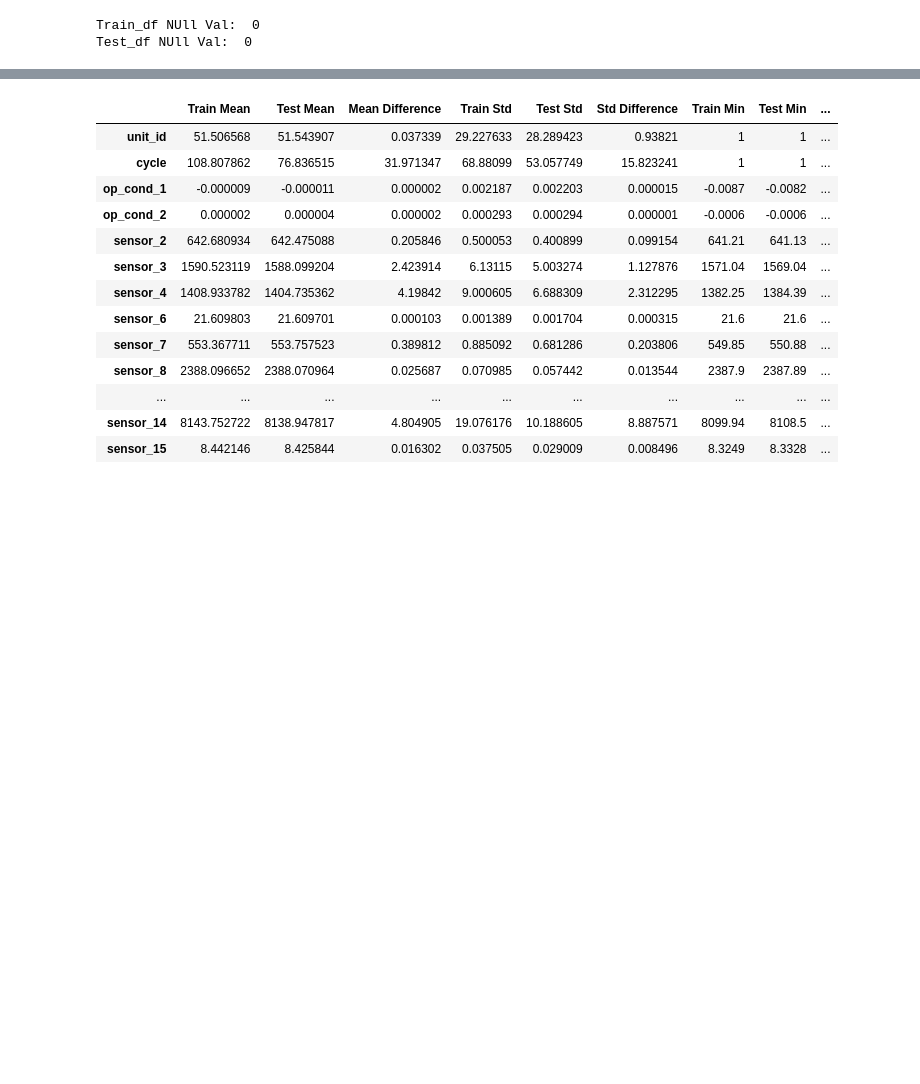
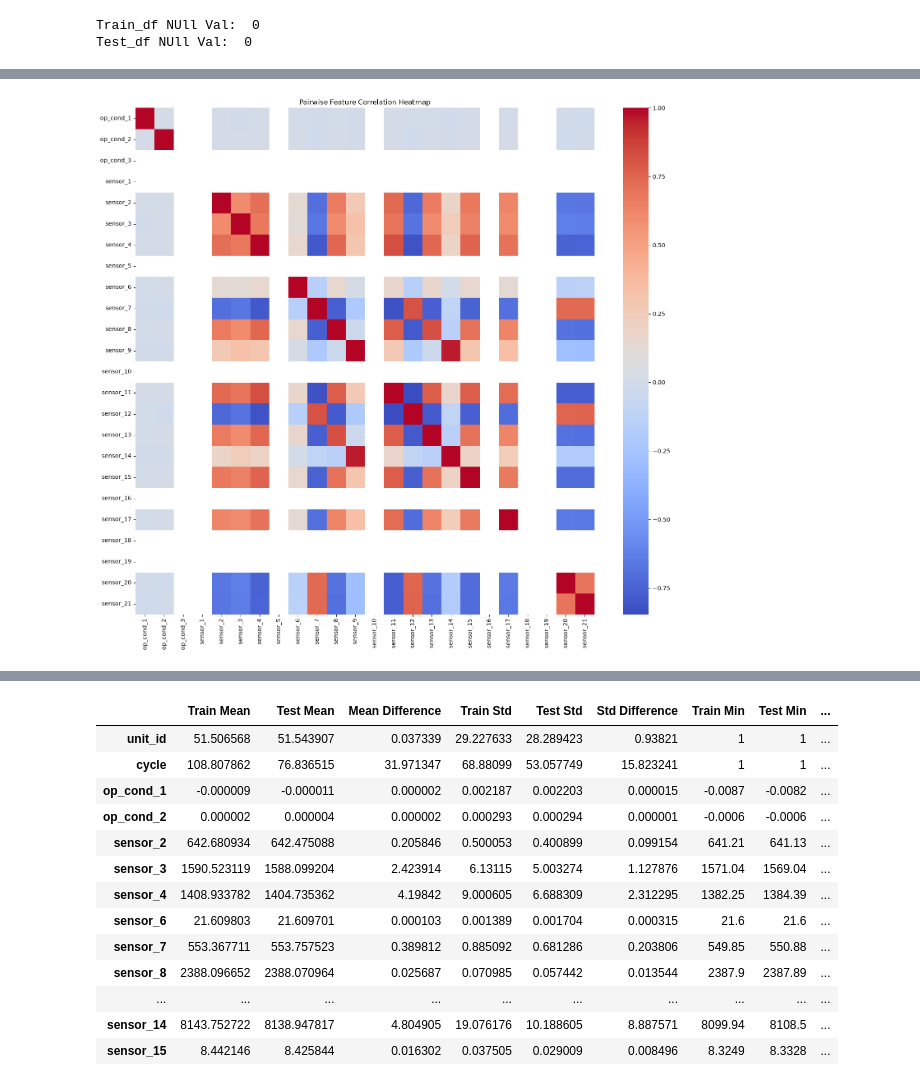
Before and after one commit to mortonki/NASA-C-MAPSS-1-Turbofan-Engine-Degradation, a Jupyter notebook: turbofan.ipynb, the cells around one changed output, grey strips where cells are left out. Saved outputs shown, nothing was run; the diff lists cells and outputs as text; code cells hidden in the pictures; blank space fills up the shorter version.

```diff
--- a/turbofan.ipynb
+++ b/turbofan.ipynb
@@ -172,3 +174,19 @@ Name: RUL, dtype: float64
+# %%
+# Generate a heatmap to visualize pairwise correlations among all remaining features for multicollinearity insight.
+
+# Select only feature columns (excluding 'RUL') from the processed train_df.
+feature_cols = [col for col in train_df.columns if col != 'RUL' and col != 'unit_id' and col != 'cycle']  # Exclude 'RUL' and 'unit_id' from features
+features_df = train_df[feature_cols]
+
+# Calculate and plot the correlation matrix.
+correlation_matrix = features_df.corr()
+
+plt.figure(figsize=(18, 16))
+sns.heatmap(correlation_matrix, annot=False, cmap='coolwarm', fmt=".2f")
+plt.title('Pairwise Feature Correlation Heatmap')
+plt.show()
+# %% [output]
+[figure, added]
 # %%
 # Drop least informative features based on correlation analysis
 sensors_to_drop = ['op_cond_3', 'sensor_1', 'sensor_5', 'sensor_10', 'sensor_16', 'sensor_18', 'sensor_19']
```
Also changed, not shown: parts of 6 cells of this notebook.
